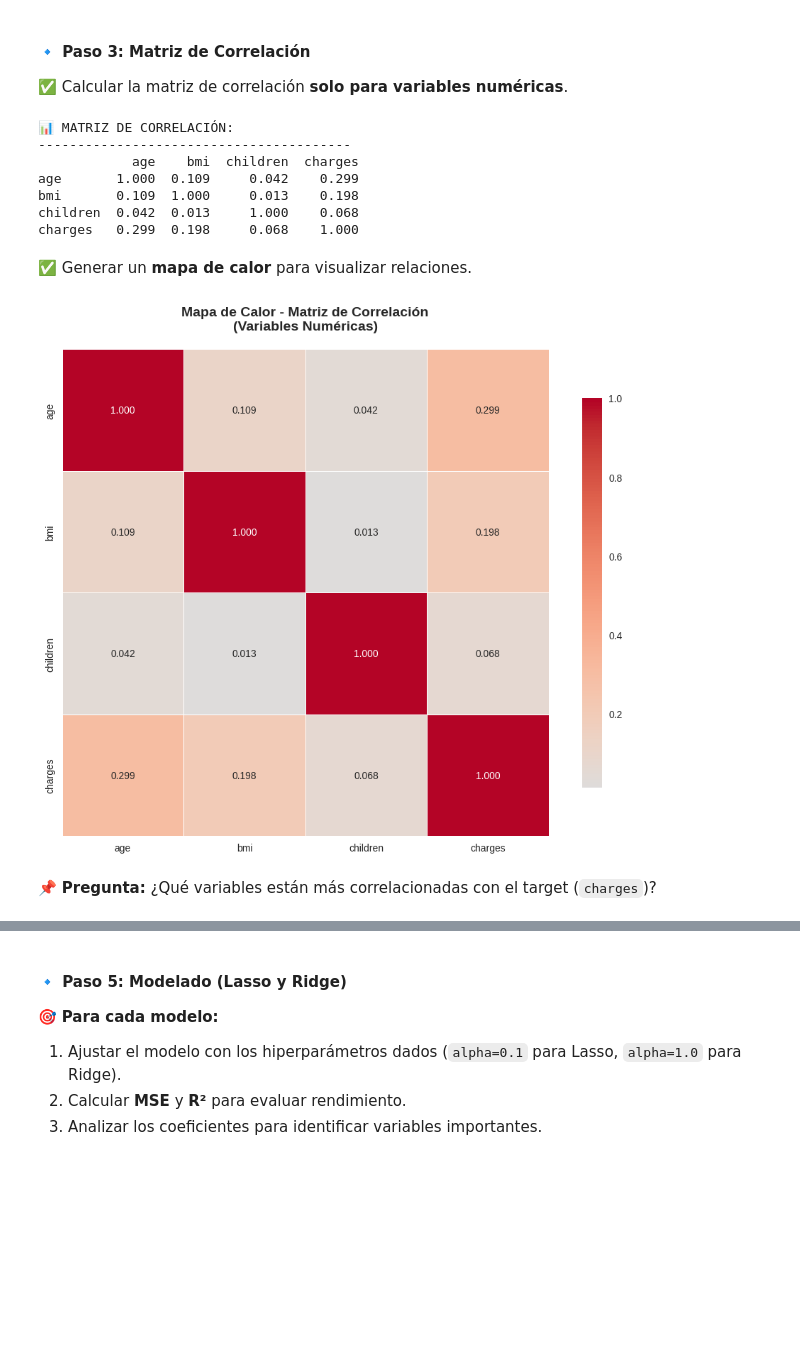
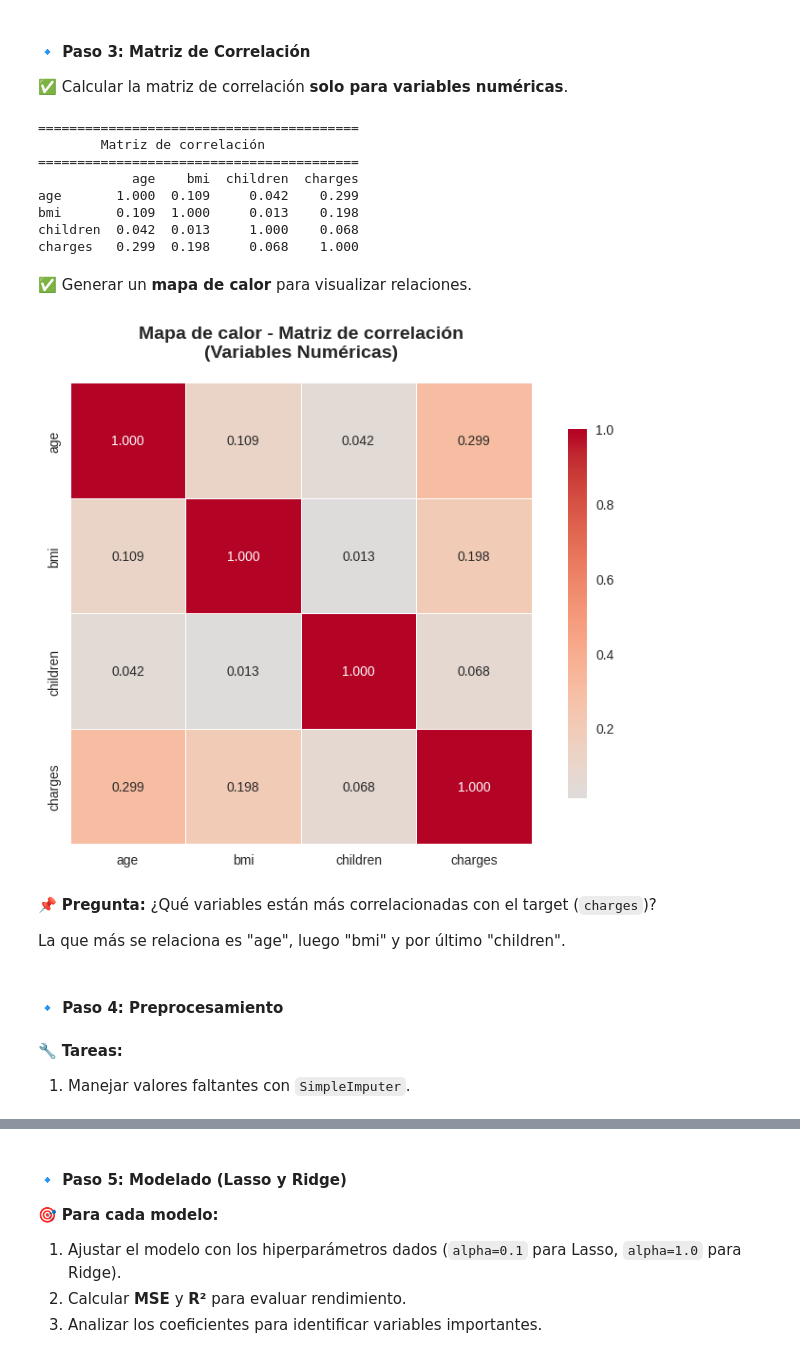
Before and after one commit to bidallei/MIAAD-UACJ, a Jupyter notebook: Practica26_263150.ipynb, the cells around one changed output, grey strips where cells are left out. Cells and saved outputs as stored; diff of their text form; code cells hidden in the pictures; blank space fills up the shorter version.

```diff
--- a/Practica26_263150.ipynb
+++ b/Practica26_263150.ipynb
@@ -180,18 +181,20 @@ REGION:
 #### **🔹 Paso 3: Matriz de Correlación**
 ✅ Calcular la matriz de correlación **solo para variables numéricas**.
 # %%
-# Seleccionar solo variables numéricas
+# Seleccionamos las variables numéricas
 numeric_df = df[['age', 'bmi', 'children', 'charges']]
 
-# Calcular matriz de correlación
+# Calculamos la matriz de correlación
 correlation_matrix = numeric_df.corr()
 
-print("\n📊 MATRIZ DE CORRELACIÓN:")
-print("-" * 40)
+print("=" * 41)
+print("        Matriz de correlación")
+print("=" * 41)
 print(correlation_matrix.round(3))
 # %% [output]
-📊 MATRIZ DE CORRELACIÓN:
-----------------------------------------
+=========================================
+        Matriz de correlación
+=========================================
             age    bmi  children  charges
 age       1.000  0.109     0.042    0.299
 bmi       0.109  1.000     0.013    0.198
@@ -202,24 +205,29 @@ charges   0.299  0.198     0.068    1.000
 ✅ Generar un **mapa de calor** para visualizar relaciones.
 # %%
 # Mapa de calor
-plt.figure(figsize=(10, 8))
-
-mask = np.triu(np.ones_like(correlation_matrix, dtype=bool))
+plt.figure(figsize=(8, 6))
 
 sns.heatmap(correlation_matrix,
             annot=True,
             cmap='coolwarm',
             center=0,
             square=True,
             linewidths=0.5,
             fmt='.3f',
             cbar_kws={'shrink': 0.8})
 
-plt.title('Mapa de Calor - Matriz de Correlación\n(Variables Numéricas)',
+plt.title('Mapa de calor - Matriz de correlación\n(Variables Numéricas)',
           fontsize=14, fontweight='bold', pad=20)
 plt.tight_layout()
 plt.show()
 # %% [output]
-[figure, old version]
+[figure, new version]
 # %% [markdown]
 📌 **Pregunta:** ¿Qué variables están más correlacionadas con el target (`charges`)?
+
+La que más se relaciona es "age", luego "bmi" y por último "children".
+# %% [markdown]
+#### **🔹 Paso 4: Preprocesamiento**
+# %% [markdown]
+🔧 **Tareas:**
+1. Manejar valores faltantes con `SimpleImputer`.
```
Also changed, not shown: parts of 44 cells of this notebook.
